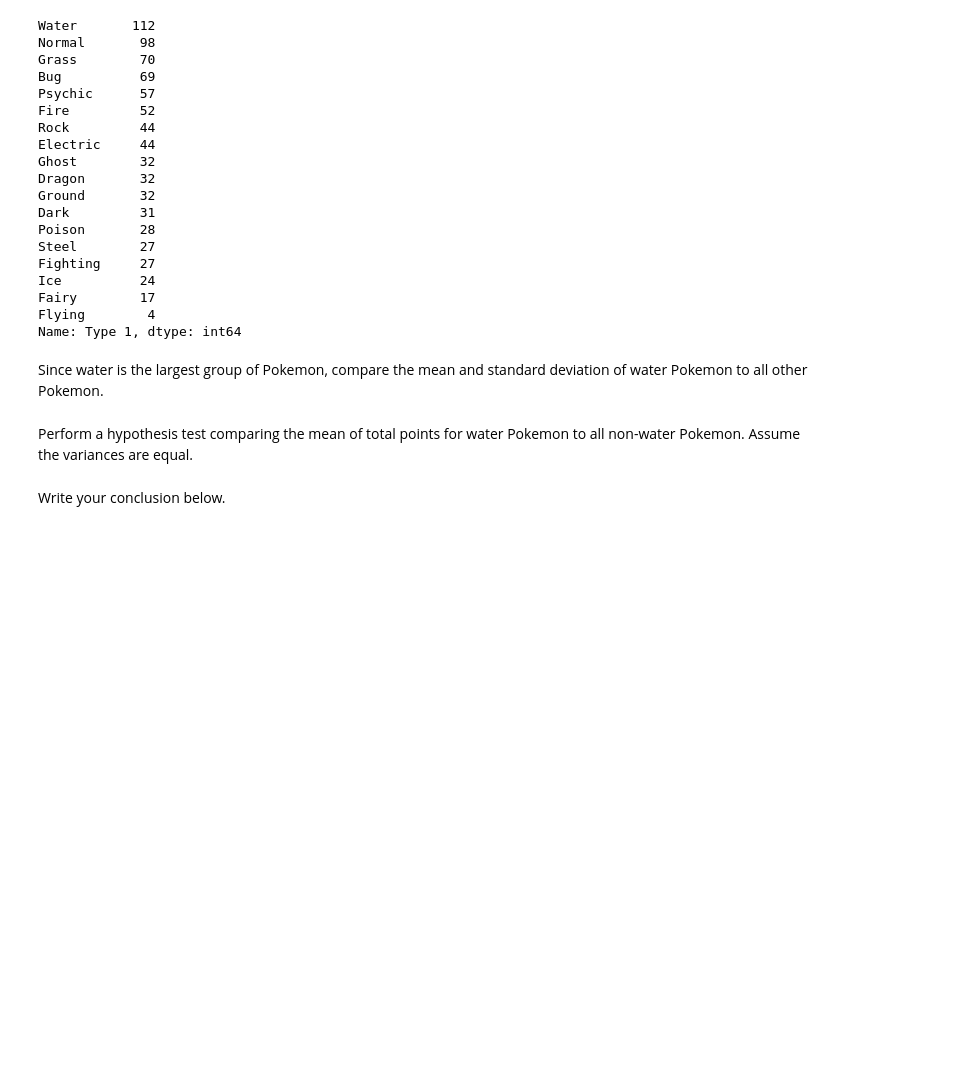
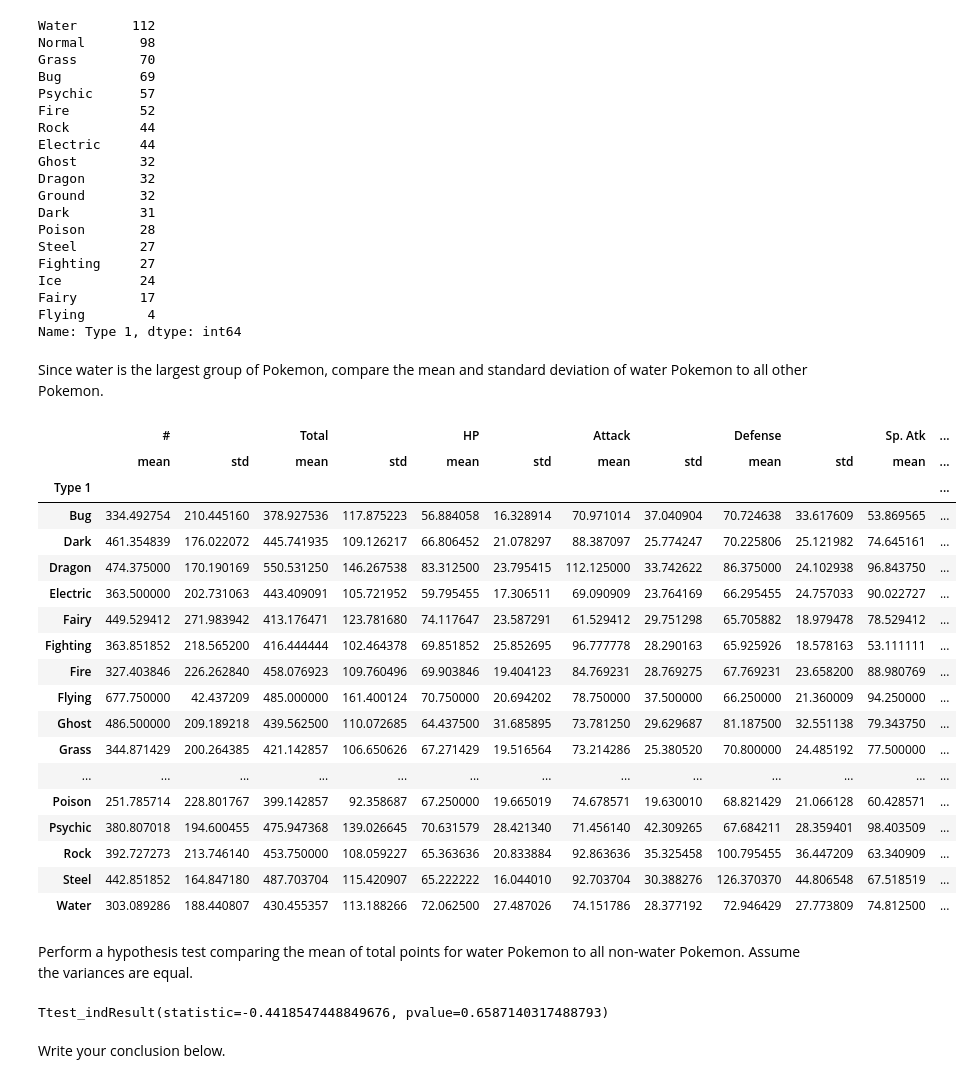
Before and after one commit to pmoreira1/dataV2-labs, a Jupyter notebook: module-2/Two-Sample-Hypothesis-Tests/your-code/main.ipynb, the cells around one changed output. Cells and saved outputs as stored; diff of their text form; code cells hidden in the pictures; blank space fills up the shorter version.

```diff
--- a/module-2/Two-Sample-Hypothesis-Tests/your-code/main.ipynb
+++ b/module-2/Two-Sample-Hypothesis-Tests/your-code/main.ipynb
@@ -97,2 +97,26 @@ Since water is the largest group of Pokemon, compare the mean and standard devia
+# %%
+# Your code here:
+type_group = pokemon.groupby('Type 1').agg([np.mean, np.std])
+type_group
+# %% [output]
+|  | # |  | Total |  | HP |  | Attack |  | Defense |  | Sp. Atk | ... |
+|  | mean | std | mean | std | mean | std | mean | std | mean | std | mean | ... |
+| Type 1 |  |  |  |  |  |  |  |  |  |  |  | ... |
+| Bug | 334.492754 | 210.445160 | 378.927536 | 117.875223 | 56.884058 | 16.328914 | 70.971014 | 37.040904 | 70.724638 | 33.617609 | 53.869565 | ... |
+| Dark | 461.354839 | 176.022072 | 445.741935 | 109.126217 | 66.806452 | 21.078297 | 88.387097 | 25.774247 | 70.225806 | 25.121982 | 74.645161 | ... |
+| Dragon | 474.375000 | 170.190169 | 550.531250 | 146.267538 | 83.312500 | 23.795415 | 112.125000 | 33.742622 | 86.375000 | 24.102938 | 96.843750 | ... |
+| Electric | 363.500000 | 202.731063 | 443.409091 | 105.721952 | 59.795455 | 17.306511 | 69.090909 | 23.764169 | 66.295455 | 24.757033 | 90.022727 | ... |
+| Fairy | 449.529412 | 271.983942 | 413.176471 | 123.781680 | 74.117647 | 23.587291 | 61.529412 | 29.751298 | 65.705882 | 18.979478 | 78.529412 | ... |
+| Fighting | 363.851852 | 218.565200 | 416.444444 | 102.464378 | 69.851852 | 25.852695 | 96.777778 | 28.290163 | 65.925926 | 18.578163 | 53.111111 | ... |
+| Fire | 327.403846 | 226.262840 | 458.076923 | 109.760496 | 69.903846 | 19.404123 | 84.769231 | 28.769275 | 67.769231 | 23.658200 | 88.980769 | ... |
+| Flying | 677.750000 | 42.437209 | 485.000000 | 161.400124 | 70.750000 | 20.694202 | 78.750000 | 37.500000 | 66.250000 | 21.360009 | 94.250000 | ... |
+| Ghost | 486.500000 | 209.189218 | 439.562500 | 110.072685 | 64.437500 | 31.685895 | 73.781250 | 29.629687 | 81.187500 | 32.551138 | 79.343750 | ... |
+| Grass | 344.871429 | 200.264385 | 421.142857 | 106.650626 | 67.271429 | 19.516564 | 73.214286 | 25.380520 | 70.800000 | 24.485192 | 77.500000 | ... |
+| ... | ... | ... | ... | ... | ... | ... | ... | ... | ... | ... | ... | ... |
+| Poison | 251.785714 | 228.801767 | 399.142857 | 92.358687 | 67.250000 | 19.665019 | 74.678571 | 19.630010 | 68.821429 | 21.066128 | 60.428571 | ... |
+| Psychic | 380.807018 | 194.600455 | 475.947368 | 139.026645 | 70.631579 | 28.421340 | 71.456140 | 42.309265 | 67.684211 | 28.359401 | 98.403509 | ... |
+| Rock | 392.727273 | 213.746140 | 453.750000 | 108.059227 | 65.363636 | 20.833884 | 92.863636 | 35.325458 | 100.795455 | 36.447209 | 63.340909 | ... |
+| Steel | 442.851852 | 164.847180 | 487.703704 | 115.420907 | 65.222222 | 16.044010 | 92.703704 | 30.388276 | 126.370370 | 44.806548 | 67.518519 | ... |
+| Water | 303.089286 | 188.440807 | 430.455357 | 113.188266 | 72.062500 | 27.487026 | 74.151786 | 28.377192 | 72.946429 | 27.773809 | 74.812500 | ... |
 # %% [markdown]
 Perform a hypothesis test comparing the mean of total points for water Pokemon to all non-water Pokemon. Assume the variances are equal.
@@ -101,2 +123,7 @@ Perform a hypothesis test comparing the mean of total points for water Pokemon t
+# %%
+# Your code here:
+ttest_ind(pokemon.Total[pokemon['Type 1'] == 'Water'], pokemon.Total[pokemon['Type 1'] != 'Water'], equal_var=True)
+# %% [output]
+Ttest_indResult(statistic=-0.4418547448849676, pvalue=0.6587140317488793)
 # %% [markdown]
 Write your conclusion below.
```
Also changed, not shown: parts of 18 cells of this notebook, 7 other files.
